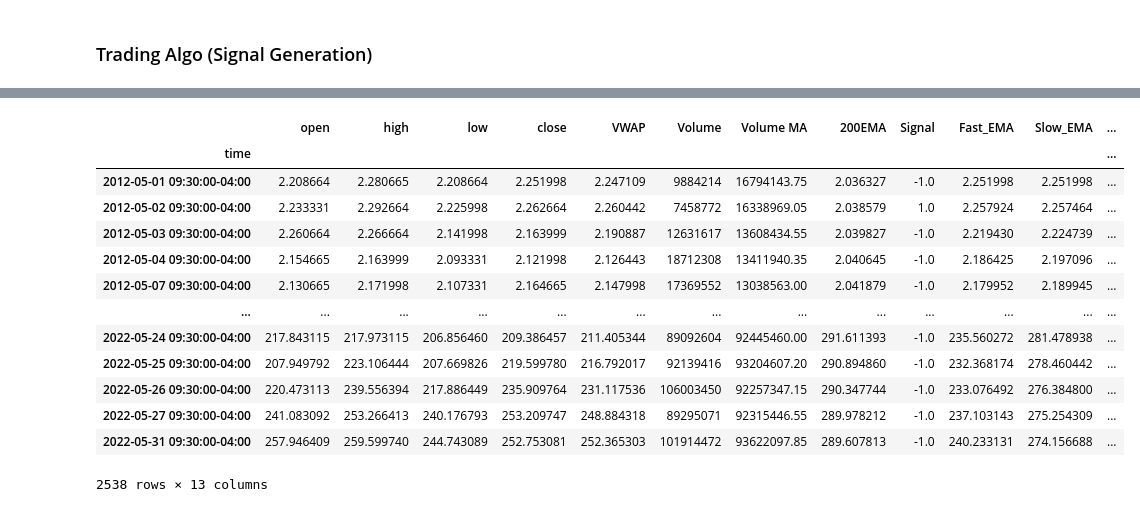
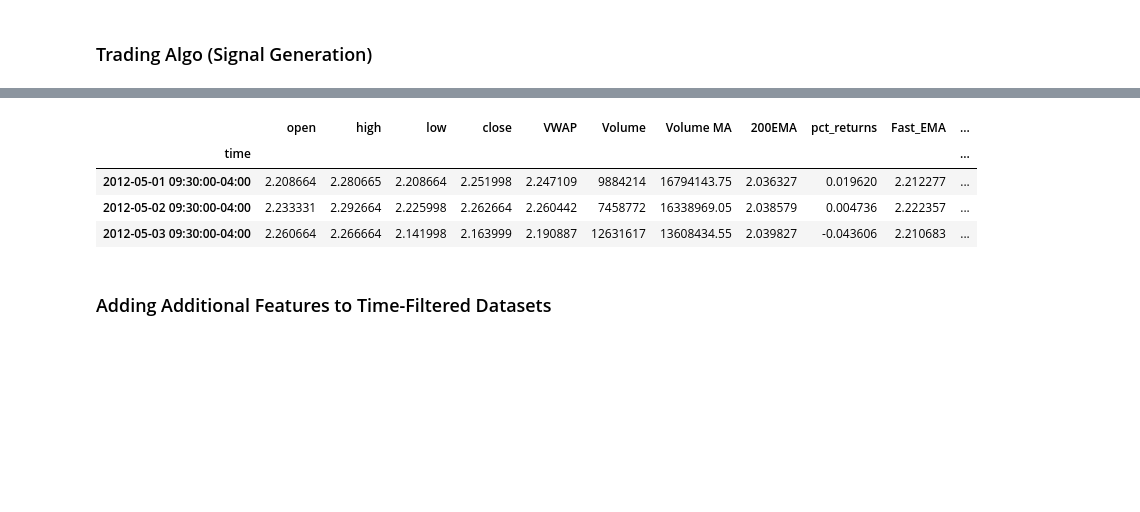
Before and after one commit to mattgifs/Project2, a Jupyter notebook: ML_trading_algo.ipynb, the cells around one changed output, grey strips where cells are left out. Saved outputs shown, nothing was run; the diff lists cells and outputs as text; code cells hidden in the pictures; blank space fills up the shorter version.

```diff
--- a/add_trading_algo.ipynb
+++ b/ML_trading_algo.ipynb
@@ -217,22 +202,15 @@ See the caveats in the documentation: https://pandas.pydata.org/pandas-docs/stab
 # %%
 # Filter each dataframe to 10yr period
-tsla_df = tsla_df.loc['05-2012':'05-2022']
-meta_df = meta_df.loc['05-2012':'05-2022']
-amzn_df = amzn_df.loc['05-2012':'05-2022']
+tsla_df_filt = tsla_df.loc['05-2012':'05-2022']
+meta_df_filt = meta_df.loc['05-2012':'05-2022']
+amzn_df_filt = amzn_df.loc['05-2012':'05-2022']
 # %%
-tsla_df
+tsla_df_filt.head(3)
 # %% [output]
-|  | open | high | low | close | VWAP | Volume | Volume MA | 200EMA | Signal | Fast_EMA | Slow_EMA | ... |
-| time |  |  |  |  |  |  |  |  |  |  |  | ... |
-| 2012-05-01 09:30:00-04:00 | 2.208664 | 2.280665 | 2.208664 | 2.251998 | 2.247109 | 9884214 | 16794143.75 | 2.036327 | -1.0 | 2.251998 | 2.251998 | ... |
-| 2012-05-02 09:30:00-04:00 | 2.233331 | 2.292664 | 2.225998 | 2.262664 | 2.260442 | 7458772 | 16338969.05 | 2.038579 | 1.0 | 2.257924 | 2.257464 | ... |
-| 2012-05-03 09:30:00-04:00 | 2.260664 | 2.266664 | 2.141998 | 2.163999 | 2.190887 | 12631617 | 13608434.55 | 2.039827 | -1.0 | 2.219430 | 2.224739 | ... |
-| 2012-05-04 09:30:00-04:00 | 2.154665 | 2.163999 | 2.093331 | 2.121998 | 2.126443 | 18712308 | 13411940.35 | 2.040645 | -1.0 | 2.186425 | 2.197096 | ... |
-| 2012-05-07 09:30:00-04:00 | 2.130665 | 2.171998 | 2.107331 | 2.164665 | 2.147998 | 17369552 | 13038563.00 | 2.041879 | -1.0 | 2.179952 | 2.189945 | ... |
-| ... | ... | ... | ... | ... | ... | ... | ... | ... | ... | ... | ... | ... |
-| 2022-05-24 09:30:00-04:00 | 217.843115 | 217.973115 | 206.856460 | 209.386457 | 211.405344 | 89092604 | 92445460.00 | 291.611393 | -1.0 | 235.560272 | 281.478938 | ... |
-| 2022-05-25 09:30:00-04:00 | 207.949792 | 223.106444 | 207.669826 | 219.599780 | 216.792017 | 92139416 | 93204607.20 | 290.894860 | -1.0 | 232.368174 | 278.460442 | ... |
-| 2022-05-26 09:30:00-04:00 | 220.473113 | 239.556394 | 217.886449 | 235.909764 | 231.117536 | 106003450 | 92257347.15 | 290.347744 | -1.0 | 233.076492 | 276.384800 | ... |
-| 2022-05-27 09:30:00-04:00 | 241.083092 | 253.266413 | 240.176793 | 253.209747 | 248.884318 | 89295071 | 92315446.55 | 289.978212 | -1.0 | 237.103143 | 275.254309 | ... |
-| 2022-05-31 09:30:00-04:00 | 257.946409 | 259.599740 | 244.743089 | 252.753081 | 252.365303 | 101914472 | 93622097.85 | 289.607813 | -1.0 | 240.233131 | 274.156688 | ... |
+|  | open | high | low | close | VWAP | Volume | Volume MA | 200EMA | pct_returns | Fast_EMA | ... |
+| time |  |  |  |  |  |  |  |  |  |  | ... |
+| 2012-05-01 09:30:00-04:00 | 2.208664 | 2.280665 | 2.208664 | 2.251998 | 2.247109 | 9884214 | 16794143.75 | 2.036327 | 0.019620 | 2.212277 | ... |
+| 2012-05-02 09:30:00-04:00 | 2.233331 | 2.292664 | 2.225998 | 2.262664 | 2.260442 | 7458772 | 16338969.05 | 2.038579 | 0.004736 | 2.222357 | ... |
+| 2012-05-03 09:30:00-04:00 | 2.260664 | 2.266664 | 2.141998 | 2.163999 | 2.190887 | 12631617 | 13608434.55 | 2.039827 | -0.043606 | 2.210683 | ... |
-2538 rows × 13 columns
+# %% [markdown]
+### Adding Additional Features to Time-Filtered Datasets
```
Also changed, not shown: parts of 3 cells of this notebook, 1 other file.
